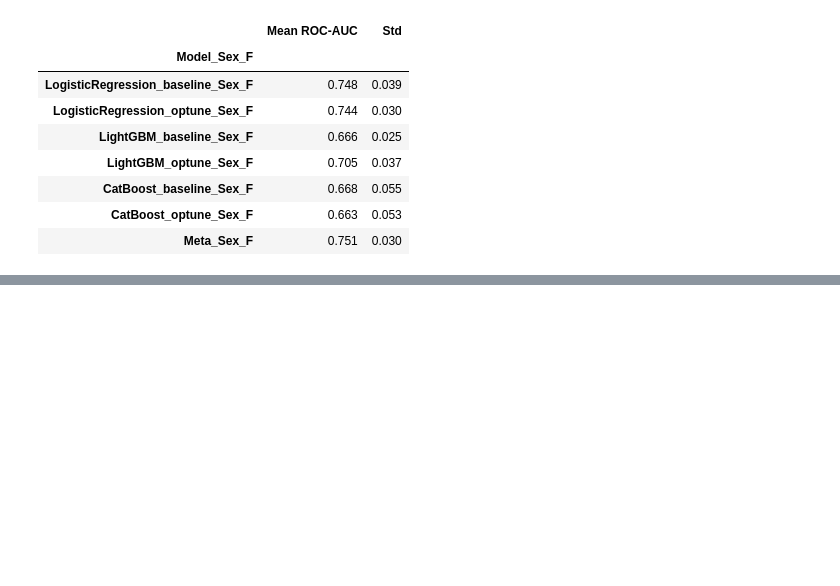
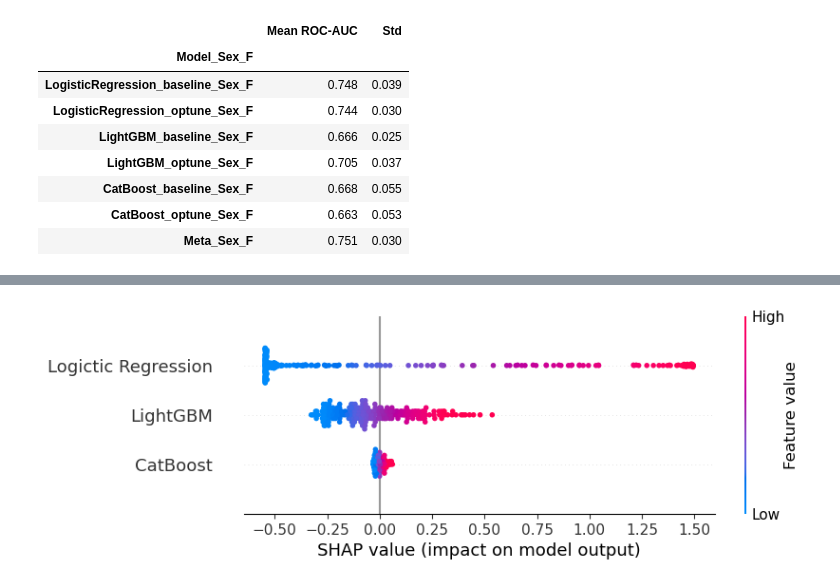
Before and after one commit to lelaalena99/widsdatathon2025, a Jupyter notebook: 4_tuning.ipynb, the cells around one changed output, grey strips where cells are left out. Cells and saved outputs as stored; diff of their text form; code cells hidden in the pictures; blank space fills up the shorter version.

```diff
--- a/4_tuning.ipynb
+++ b/4_tuning.ipynb
@@ -1508,0 +1492,20 @@ round(metrics_final.set_index('model'), 3)
+# %%
+X_meta_test_2 = pd.DataFrame(X_meta_test_2, columns=[
+    'Logictic Regression',
+    'LightGBM',
+    'CatBoost'
+])
+
+X_meta_train_2 = pd.DataFrame(X_meta_train_2, columns=[
+    'Logictic Regression',
+    'LightGBM',
+    'CatBoost'
+])
+# %%
+explainer_Sex_F = shap.LinearExplainer(meta_model_2, X_meta_train_2)
+
+shap_Sex_F = explainer_Sex_F(X_meta_test_2)
+
+shap.plots.beeswarm(shap_Sex_F, max_display=10)
+# %% [output]
+[figure, added]
```
Also changed, not shown: parts of 38 cells of this notebook, 1 other file.
